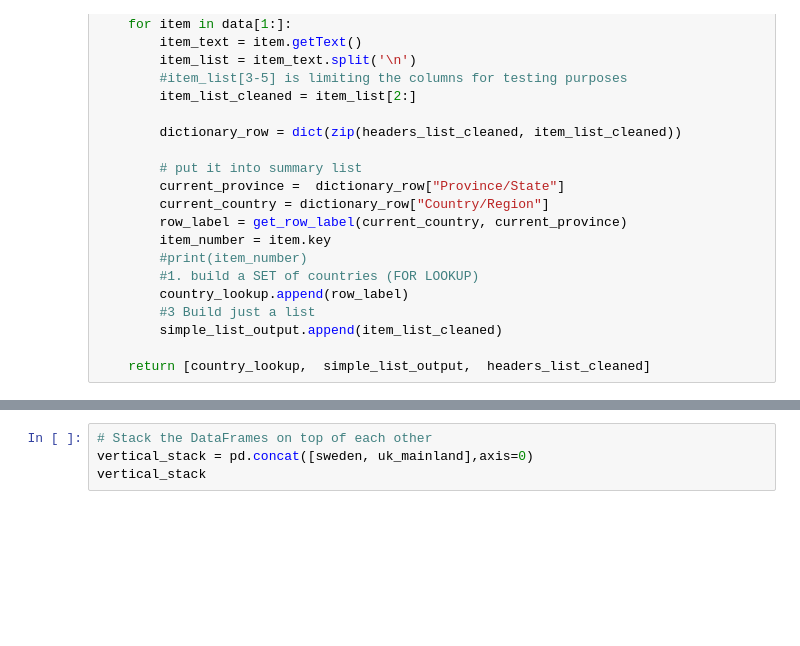
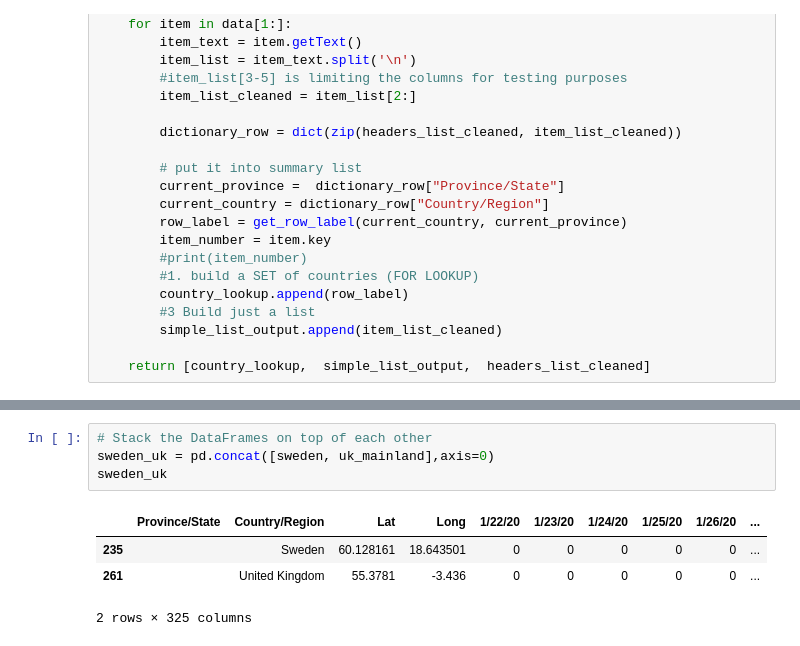
Before and after one commit to nigelAyling/Python-and-Jupyter, a Jupyter notebook: our_projects/Webscraper/CovidScraperV4.ipynb, the cells around one changed output, grey strips where cells are left out. Saved outputs shown, nothing was run; the diff lists cells and outputs as text; blank space fills up the shorter version.

```diff
--- a/our_projects/Webscraper/CovidScraperV4.ipynb
+++ b/our_projects/Webscraper/CovidScraperV4.ipynb
@@ -143,4 +140,9 @@ uk_mainland
 # %%
 # Stack the DataFrames on top of each other
-vertical_stack = pd.concat([sweden, uk_mainland],axis=0)
-vertical_stack
+sweden_uk = pd.concat([sweden, uk_mainland],axis=0)
+sweden_uk
+# %% [output]
+|  | Province/State | Country/Region | Lat | Long | 1/22/20 | 1/23/20 | 1/24/20 | 1/25/20 | 1/26/20 | ... |
+| 235 |  | Sweden | 60.128161 | 18.643501 | 0 | 0 | 0 | 0 | 0 | ... |
+| 261 |  | United Kingdom | 55.3781 | -3.436 | 0 | 0 | 0 | 0 | 0 | ... |
+2 rows × 325 columns
```
Also changed, not shown: parts of 14 cells of this notebook.
